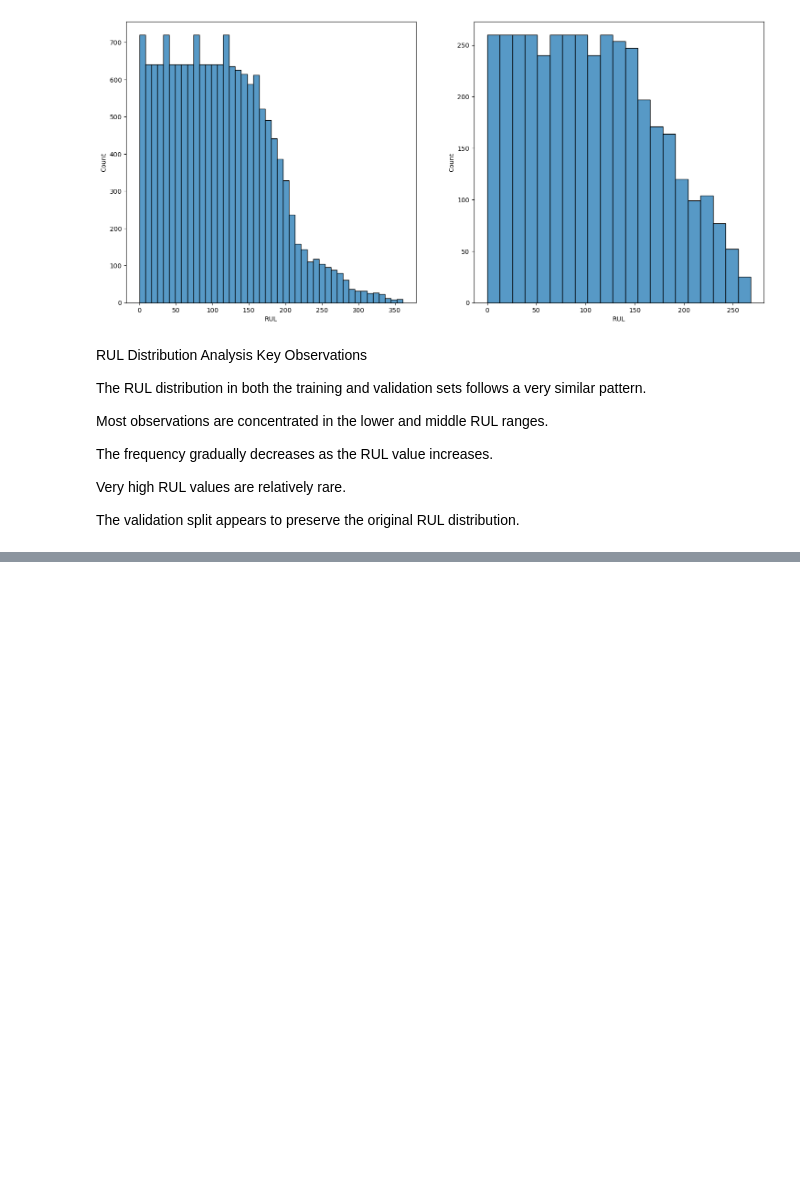
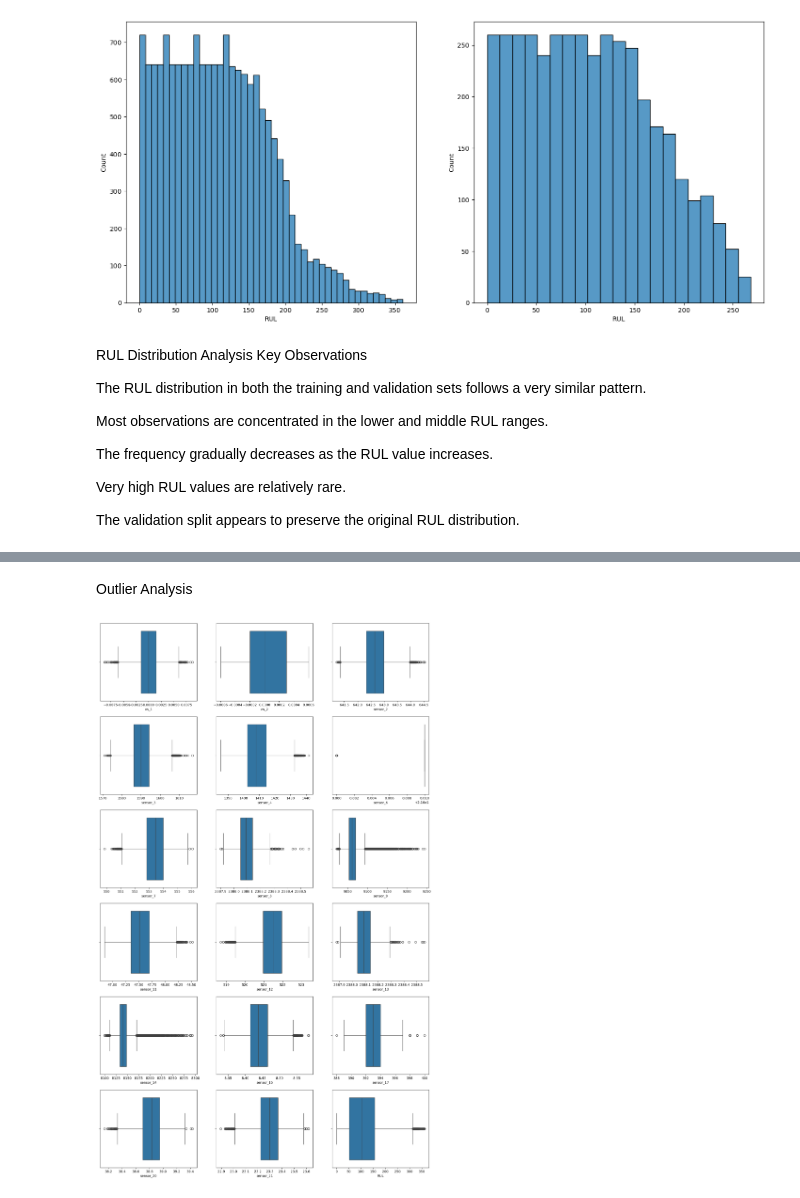
Before and after one commit to variableh/NASA, a Jupyter notebook: 01_analysis.ipynb, the cells around one changed output, grey strips where cells are left out. Saved outputs shown, nothing was run; the diff lists cells and outputs as text; code cells hidden in the pictures; blank space fills up the shorter version.

```diff
--- a/01_analysis.ipynb
+++ b/01_analysis.ipynb
@@ -538,0 +534,32 @@ The validation split appears to preserve the original RUL distribution.
+# %%
+# Remove Constant Sensors
+constant_sesors = ['sensor_1','sensor_5','sensor_10','sensor_16','sensor_18','sensor_19']
+
+train_df = train_df.drop(constant_sesors, axis= 1)
+validation_df = validation_df.drop(constant_sesors, axis= 1)
+test_data = test_data.drop(constant_sesors, axis= 1)
+# %%
+# remove constant operational setting
+train_df = train_df.drop(['os_3'], axis = 1)
+validation_df = validation_df.drop(['os_3'], axis = 1)
+test_data = test_data.drop(['os_3'], axis= 1)
+# %%
+# remove engine_id
+train_df = train_df.drop(['engine_id'], axis = 1)
+validation_df = validation_df.drop(['engine_id'], axis = 1)
+test_data = test_data.drop(['engine_id'], axis = 1)
+# %%
+#remove cycle
+# سایکل رو از دیتا ست حذف می کنیم چون مدل میتونه بر اساس چرخه ها یاد بگیره که چرخه های
+# بیشتر احتمال خرابی بیشتری دارن و این نقش داده های سنسور هارو کمتر می کنه.
+train_df = train_df.drop(['cycle'], axis = 1)
+validation_df = validation_df.drop(['cycle'], axis = 1)
+test_data = test_data.drop(['cycle'], axis = 1)
+# %% [markdown]
+Outlier Analysis
+# %%
+fig, axes = plt.subplots(6, 3, figsize=(18, 30))
+for i, item in enumerate(train_df.columns):
+    sns.boxplot(x=train_df[item], ax=axes[i//3, i%3])
+# %% [output]
+[figure, added]
```
Also changed, not shown: parts of 21 cells of this notebook.
